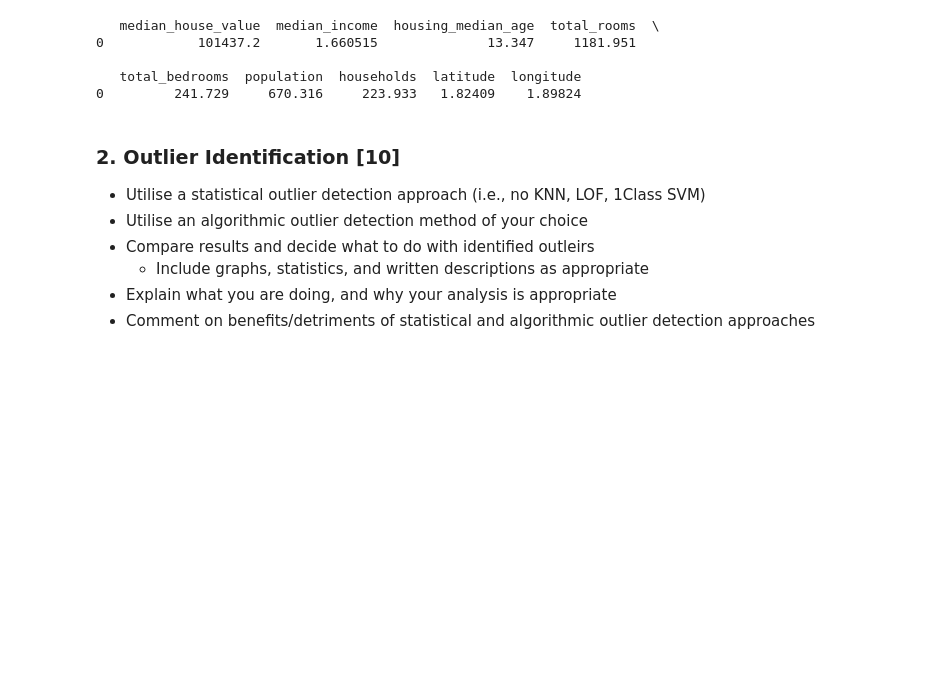
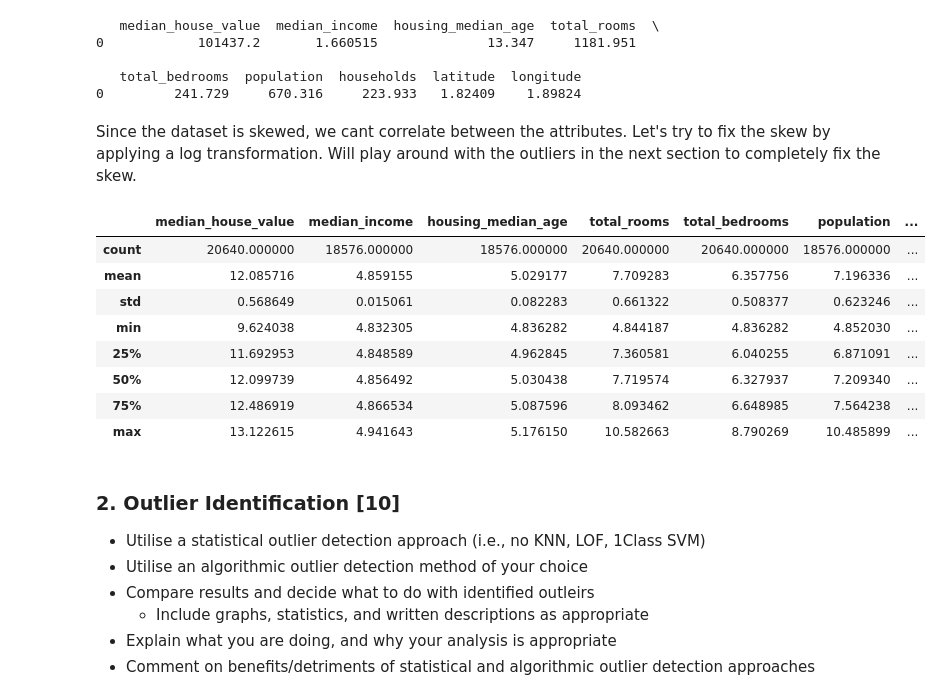
Before and after one commit to Shreyas8612/Predictive_Analytics, a Jupyter notebook: Coursework/CSC3831_Final_Assessment.ipynb, the cells around one changed output. Saved outputs shown, nothing was run; the diff lists cells and outputs as text; code cells hidden in the pictures; blank space fills up the shorter version.

```diff
--- a/Coursework/CSC3831_Final_Assessment.ipynb
+++ b/Coursework/CSC3831_Final_Assessment.ipynb
@@ -127,6 +133,21 @@ print(houses_corrupted_MAD)
 
    total_bedrooms  population  households  latitude  longitude
 0         241.729     670.316     223.933   1.82409    1.89824
+# %% [markdown]
+Since the dataset is skewed, we cant correlate between the attributes. Let's try to fix the skew by applying a log transformation. Will play around with the outliers in the next section to completely fix the skew.
+# %%
+houses_corrupted_log = np.log(houses_corrupted+125)  # Adding 125 to avoid log(0) error
+houses_corrupted_log.describe()
+# %% [output]
+|  | median_house_value | median_income | housing_median_age | total_rooms | total_bedrooms | population | ... |
+| count | 20640.000000 | 18576.000000 | 18576.000000 | 20640.000000 | 20640.000000 | 18576.000000 | ... |
+| mean | 12.085716 | 4.859155 | 5.029177 | 7.709283 | 6.357756 | 7.196336 | ... |
+| std | 0.568649 | 0.015061 | 0.082283 | 0.661322 | 0.508377 | 0.623246 | ... |
+| min | 9.624038 | 4.832305 | 4.836282 | 4.844187 | 4.836282 | 4.852030 | ... |
+| 25% | 11.692953 | 4.848589 | 4.962845 | 7.360581 | 6.040255 | 6.871091 | ... |
+| 50% | 12.099739 | 4.856492 | 5.030438 | 7.719574 | 6.327937 | 7.209340 | ... |
+| 75% | 12.486919 | 4.866534 | 5.087596 | 8.093462 | 6.648985 | 7.564238 | ... |
+| max | 13.122615 | 4.941643 | 5.176150 | 10.582663 | 8.790269 | 10.485899 | ... |
 # %% [markdown]
 ### 2. Outlier Identification [10]
 
```
Also changed, not shown: parts of 10 cells of this notebook.
